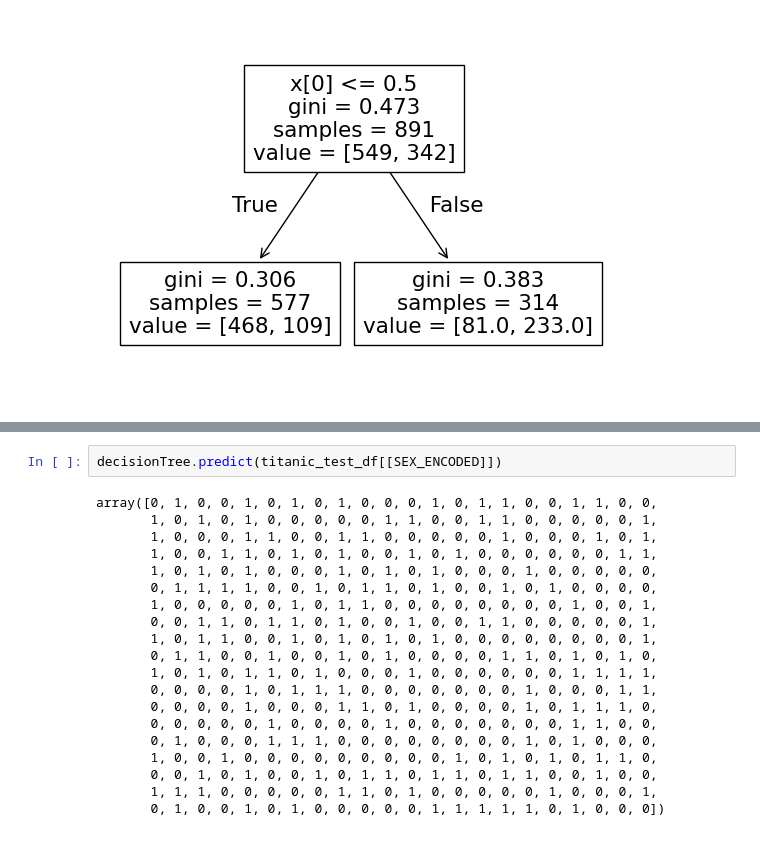
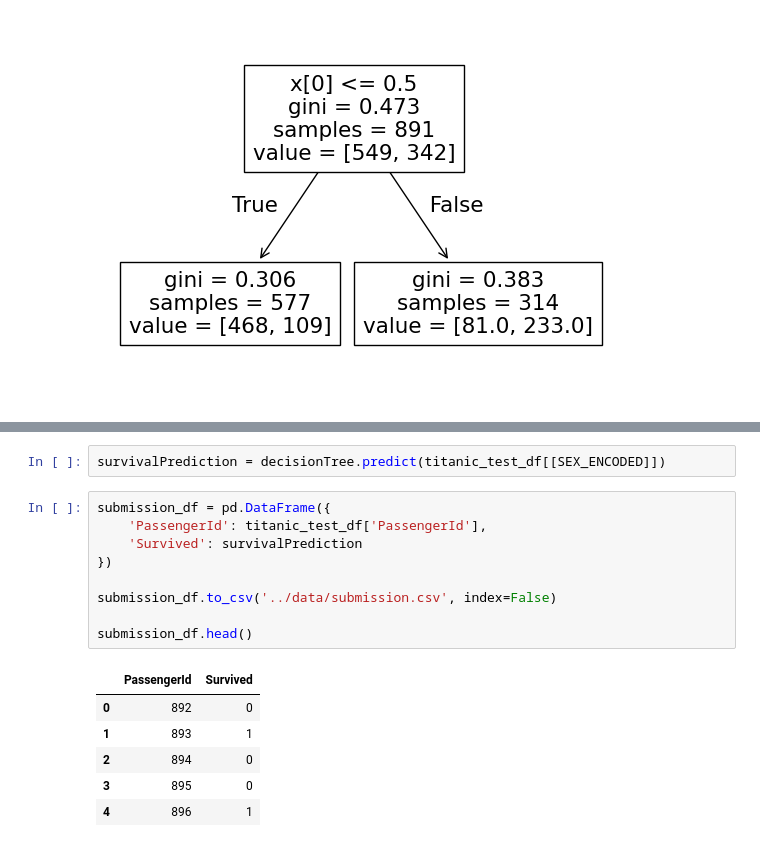
Before and after one commit to JamesStafford/TitanicKaggle, a Jupyter notebook: notebooks/titanic_ml_notebook.ipynb, the cells around one changed output, grey strips where cells are left out. Cells and saved outputs as stored; diff of their text form.

Commit message:
exporting prediction into csv to match gender_submission guidelines

```diff
--- a/notebooks/titanic_ml_notebook.ipynb
+++ b/notebooks/titanic_ml_notebook.ipynb
@@ -72,24 +72,20 @@ titanic_test_df.head()
 | 3 | 895 | 3 | Wirz, Mr. Albert | male | 27.0 | 0 | 0 | 315154 | 8.6625 | NaN | ... |
 | 4 | 896 | 3 | Hirvonen, Mrs. Alexander (Helga E... | female | 22.0 | 1 | 1 | 3101298 | 12.2875 | NaN | ... |
 # %%
-decisionTree.predict(titanic_test_df[[SEX_ENCODED]])
+survivalPrediction = decisionTree.predict(titanic_test_df[[SEX_ENCODED]])
-# %% [output]
-array([0, 1, 0, 0, 1, 0, 1, 0, 1, 0, 0, 0, 1, 0, 1, 1, 0, 0, 1, 1, 0, 0,
-       1, 0, 1, 0, 1, 0, 0, 0, 0, 0, 1, 1, 0, 0, 1, 1, 0, 0, 0, 0, 0, 1,
-       1, 0, 0, 0, 1, 1, 0, 0, 1, 1, 0, 0, 0, 0, 0, 1, 0, 0, 0, 1, 0, 1,
-       1, 0, 0, 1, 1, 0, 1, 0, 1, 0, 0, 1, 0, 1, 0, 0, 0, 0, 0, 0, 1, 1,
-       1, 0, 1, 0, 1, 0, 0, 0, 1, 0, 1, 0, 1, 0, 0, 0, 1, 0, 0, 0, 0, 0,
-       0, 1, 1, 1, 1, 0, 0, 1, 0, 1, 1, 0, 1, 0, 0, 1, 0, 1, 0, 0, 0, 0,
-       1, 0, 0, 0, 0, 0, 1, 0, 1, 1, 0, 0, 0, 0, 0, 0, 0, 0, 1, 0, 0, 1,
-       0, 0, 1, 1, 0, 1, 1, 0, 1, 0, 0, 1, 0, 0, 1, 1, 0, 0, 0, 0, 0, 1,
-       1, 0, 1, 1, 0, 0, 1, 0, 1, 0, 1, 0, 1, 0, 0, 0, 0, 0, 0, 0, 0, 1,
-       0, 1, 1, 0, 0, 1, 0, 0, 1, 0, 1, 0, 0, 0, 0, 1, 1, 0, 1, 0, 1, 0,
-       1, 0, 1, 0, 1, 1, 0, 1, 0, 0, 0, 1, 0, 0, 0, 0, 0, 0, 1, 1, 1, 1,
-       0, 0, 0, 0, 1, 0, 1, 1, 1, 0, 0, 0, 0, 0, 0, 0, 1, 0, 0, 0, 1, 1,
-       0, 0, 0, 0, 1, 0, 0, 0, 1, 1, 0, 1, 0, 0, 0, 0, 1, 0, 1, 1, 1, 0,
-       0, 0, 0, 0, 0, 1, 0, 0, 0, 0, 1, 0, 0, 0, 0, 0, 0, 0, 1, 1, 0, 0,
-       0, 1, 0, 0, 0, 1, 1, 1, 0, 0, 0, 0, 0, 0, 0, 0, 1, 0, 1, 0, 0, 0,
-       1, 0, 0, 1, 0, 0, 0, 0, 0, 0, 0, 0, 0, 1, 0, 1, 0, 1, 0, 1, 1, 0,
-       0, 0, 1, 0, 1, 0, 0, 1, 0, 1, 1, 0, 1, 1, 0, 1, 1, 0, 0, 1, 0, 0,
-       1, 1, 1, 0, 0, 0, 0, 0, 1, 1, 0, 1, 0, 0, 0, 0, 0, 1, 0, 0, 0, 1,
-       0, 1, 0, 0, 1, 0, 1, 0, 0, 0, 0, 0, 1, 1, 1, 1, 1, 0, 1, 0, 0, 0])
+# %%
+submission_df = pd.DataFrame({
+    'PassengerId': titanic_test_df['PassengerId'],
+    'Survived': survivalPrediction
+})
+
+submission_df.to_csv('../data/submission.csv', index=False)
+
+submission_df.head()
+# %% [output]
+|  | PassengerId | Survived |
+| 0 | 892 | 0 |
+| 1 | 893 | 1 |
+| 2 | 894 | 0 |
+| 3 | 895 | 0 |
+| 4 | 896 | 1 |
```
Also changed, not shown: 1 other file.
